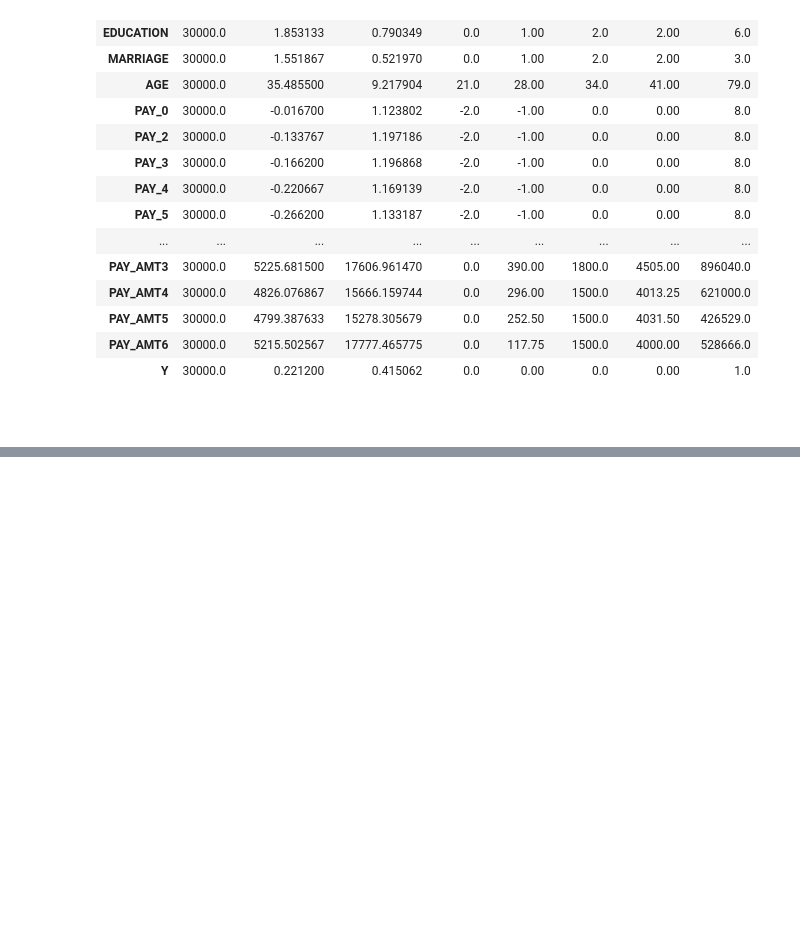
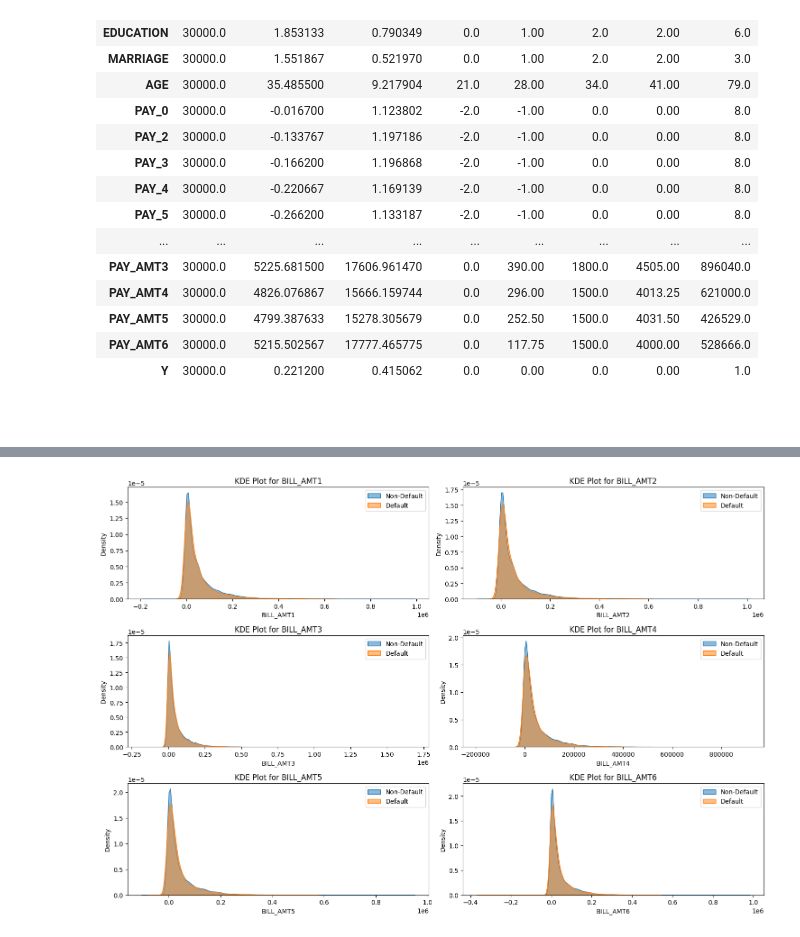
Before and after one commit to minjeoungneev/Default_Credit_Card, a Jupyter notebook: EDA.ipynb, the cells around one changed output, grey strips where cells are left out. Cells and saved outputs as stored; diff of their text form; code cells hidden in the pictures; blank space fills up the shorter version.

```diff
--- a/EDA.ipynb
+++ b/EDA.ipynb
@@ -154,0 +293,16 @@ plt.show()
+# %%
+plt.figure(figsize=(15, 10))
+
+for i, col in enumerate(bill_pay_amt):
+    plt.subplot(3, 2, i + 1)
+    sns.kdeplot(data=df[df['Y'] == 0], x=col, label='Non-Default', fill=True, alpha=0.5)
+    sns.kdeplot(data=df[df['Y'] == 1], x=col, label='Default', fill=True, alpha=0.5)
+    plt.title(f"KDE Plot for {col}")
+    plt.xlabel(col)
+    plt.ylabel("Density")
+    plt.legend()
+
+plt.tight_layout()
+plt.show()
+# %% [output]
+[figure, added]
```
Also changed, not shown: parts of 44 cells of this notebook.
